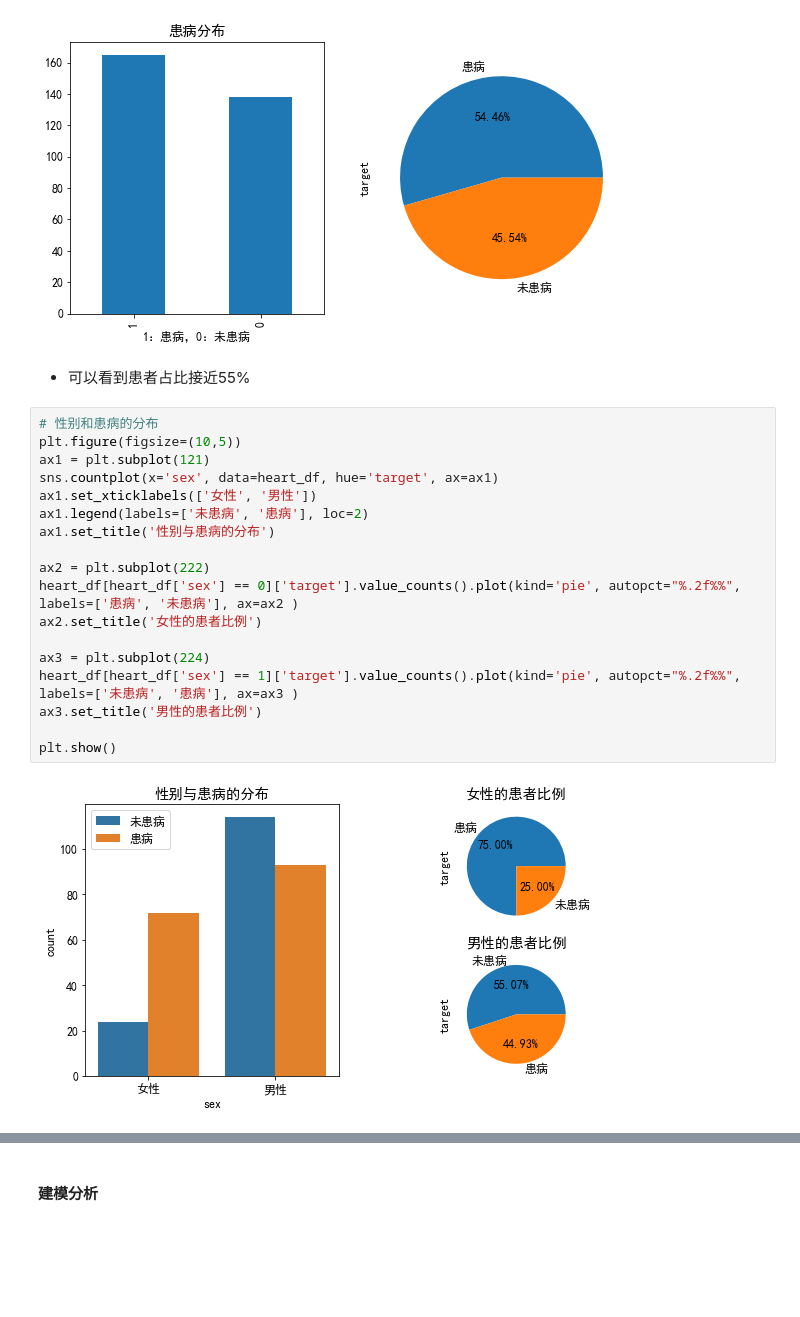
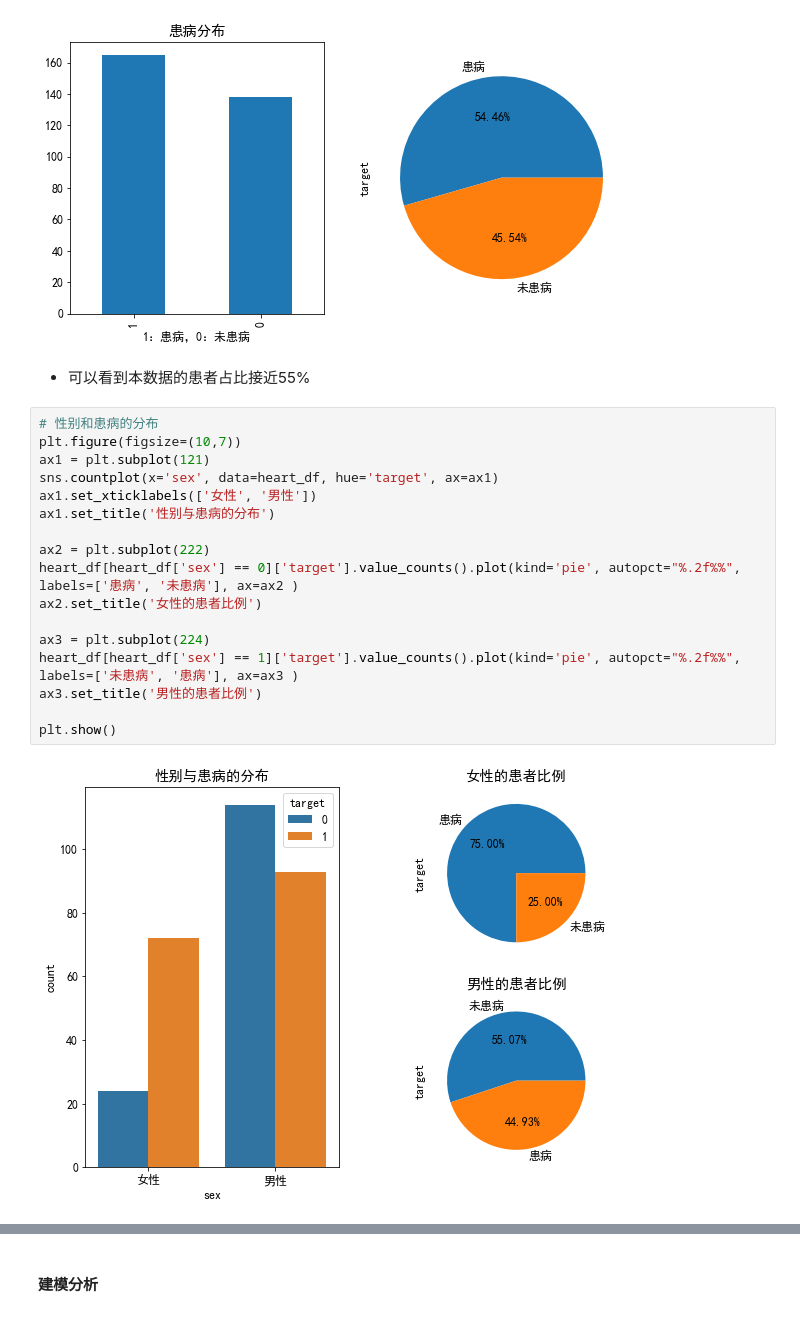
Before and after one commit to ruiliulin/llrshuju, a Jupyter notebook: project/项目实战2_心脏病患者数据分析和建模.ipynb, the cells around one changed output, grey strips where cells are left out. Cells and saved outputs as stored; diff of their text form; blank space fills up the shorter version.

```diff
--- a/project/项目实战2_心脏病患者数据分析和建模.ipynb
+++ b/project/项目实战2_心脏病患者数据分析和建模.ipynb
@@ -56,26 +58,25 @@ plt.show()
 # %% [output]
 [figure]
 # %% [markdown]
-- 可以看到患者占比接近55%
+- 可以看到本数据的患者占比接近55%
 # %%
 # 性别和患病的分布
-plt.figure(figsize=(10,5))
+plt.figure(figsize=(10,7))
 ax1 = plt.subplot(121)
 sns.countplot(x='sex', data=heart_df, hue='target', ax=ax1)
 ax1.set_xticklabels(['女性', '男性'])
-ax1.legend(labels=['未患病', '患病'], loc=2)
 ax1.set_title('性别与患病的分布')
 
 ax2 = plt.subplot(222)
 heart_df[heart_df['sex'] == 0]['target'].value_counts().plot(kind='pie', autopct="%.2f%%", labels=['患病', '未患病'], ax=ax2 )
 ax2.set_title('女性的患者比例')
 
 ax3 = plt.subplot(224)
 heart_df[heart_df['sex'] == 1]['target'].value_counts().plot(kind='pie', autopct="%.2f%%", labels=['未患病', '患病'], ax=ax3 )
 ax3.set_title('男性的患者比例')
 
 plt.show()
 # %% [output]
-[figure, old version]
+[figure, new version]
 # %% [markdown]
 - 从上图可以看到女性中的患者人数占比达到75%， 远高于男性中的患者人数占比45%。
```
Also changed, not shown: parts of 25 cells of this notebook.
